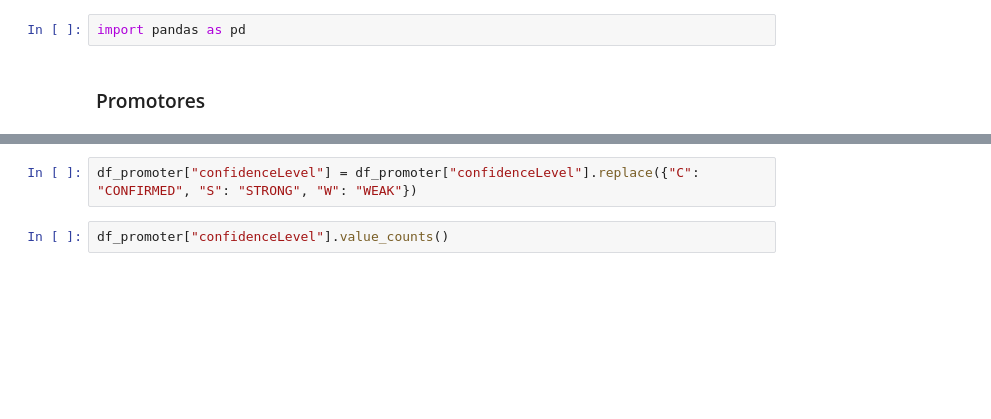
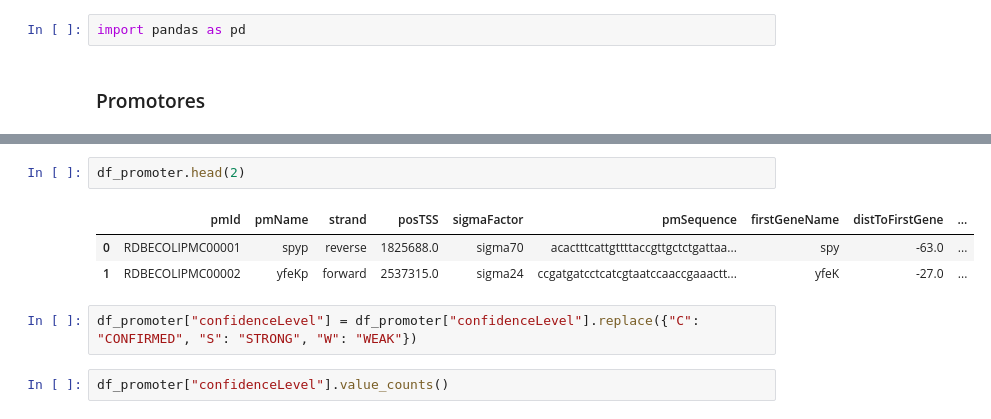
Before and after one commit to LeonelValencia/curso-langchain-qa-documents, a Jupyter notebook: notebooks/agente_sql.ipynb, the cells around one changed output, grey strips where cells are left out. Saved outputs shown, nothing was run; the diff lists cells and outputs as text; blank space fills up the shorter version.

```diff
--- a/notebooks/agente_sql.ipynb
+++ b/notebooks/agente_sql.ipynb
@@ -14,3 +14,9 @@ print(df_promoter.columns.tolist())
+# %%
+df_promoter.head(2)
+# %% [output]
+|  | pmId | pmName | strand | posTSS | sigmaFactor | pmSequence | firstGeneName | distToFirstGene | ... |
+| 0 | RDBECOLIPMC00001 | spyp | reverse | 1825688.0 | sigma70 | acactttcattgttttaccgttgctctgattaa... | spy | -63.0 | ... |
+| 1 | RDBECOLIPMC00002 | yfeKp | forward | 2537315.0 | sigma24 | ccgatgatcctcatcgtaatccaaccgaaactt... | yfeK | -27.0 | ... |
 # %%
 df_promoter["confidenceLevel"] = df_promoter["confidenceLevel"].replace({"C": "CONFIRMED", "S": "STRONG", "W": "WEAK"})
 # %%
```
Also changed, not shown: parts of 14 cells of this notebook, 3 other files.
